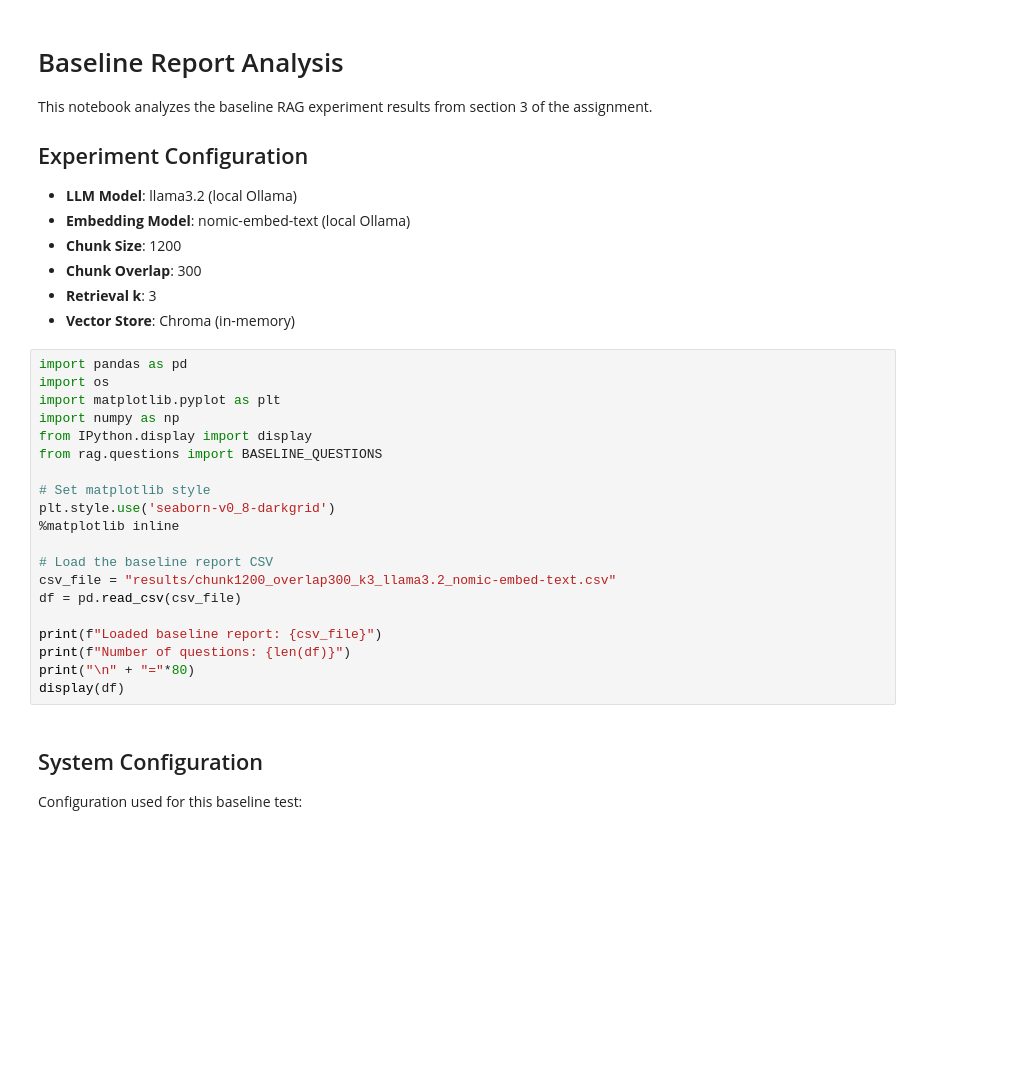
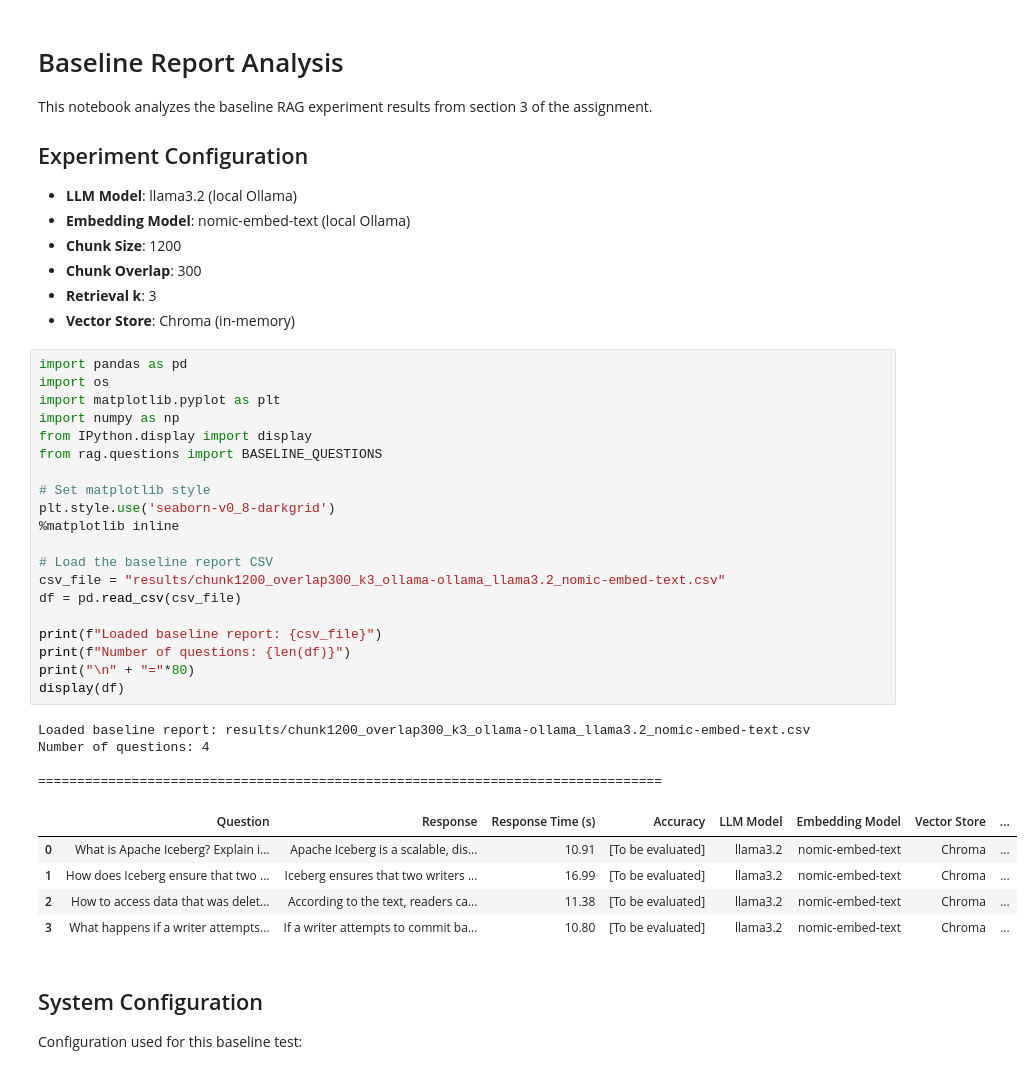
Before and after one commit to talsheldon/ollama-rag, a Jupyter notebook: analysis/3_baseline_analysis.ipynb, the cells around one changed output. Saved outputs shown, nothing was run; the diff lists cells and outputs as text; blank space fills up the shorter version.

```diff
--- a/analysis/3_baseline_analysis.ipynb
+++ b/analysis/3_baseline_analysis.ipynb
@@ -13,23 +13,33 @@ This notebook analyzes the baseline RAG experiment results from section 3 of the
 # %%
 import pandas as pd
 import os
 import matplotlib.pyplot as plt
 import numpy as np
 from IPython.display import display
 from rag.questions import BASELINE_QUESTIONS
 
 # Set matplotlib style
 plt.style.use('seaborn-v0_8-darkgrid')
 %matplotlib inline
 
 # Load the baseline report CSV
-csv_file = "results/chunk1200_overlap300_k3_llama3.2_nomic-embed-text.csv"
+csv_file = "results/chunk1200_overlap300_k3_ollama-ollama_llama3.2_nomic-embed-text.csv"
 df = pd.read_csv(csv_file)
 
 print(f"Loaded baseline report: {csv_file}")
 print(f"Number of questions: {len(df)}")
 print("\n" + "="*80)
 display(df)
+# %% [output]
+Loaded baseline report: results/chunk1200_overlap300_k3_ollama-ollama_llama3.2_nomic-embed-text.csv
+Number of questions: 4
+
+================================================================================
+|  | Question | Response | Response Time (s) | Accuracy | LLM Model | Embedding Model | Vector Store | ... |
+| 0 | What is Apache Iceberg? Explain i... | Apache Iceberg is a scalable, dis... | 10.91 | [To be evaluated] | llama3.2 | nomic-embed-text | Chroma | ... |
+| 1 | How does Iceberg ensure that two ... | Iceberg ensures that two writers ... | 16.99 | [To be evaluated] | llama3.2 | nomic-embed-text | Chroma | ... |
+| 2 | How to access data that was delet... | According to the text, readers ca... | 11.38 | [To be evaluated] | llama3.2 | nomic-embed-text | Chroma | ... |
+| 3 | What happens if a writer attempts... | If a writer attempts to commit ba... | 10.80 | [To be evaluated] | llama3.2 | nomic-embed-text | Chroma | ... |
 # %% [markdown]
 ## System Configuration
 
```
Also changed, not shown: parts of 7 cells of this notebook, 3 other files.
